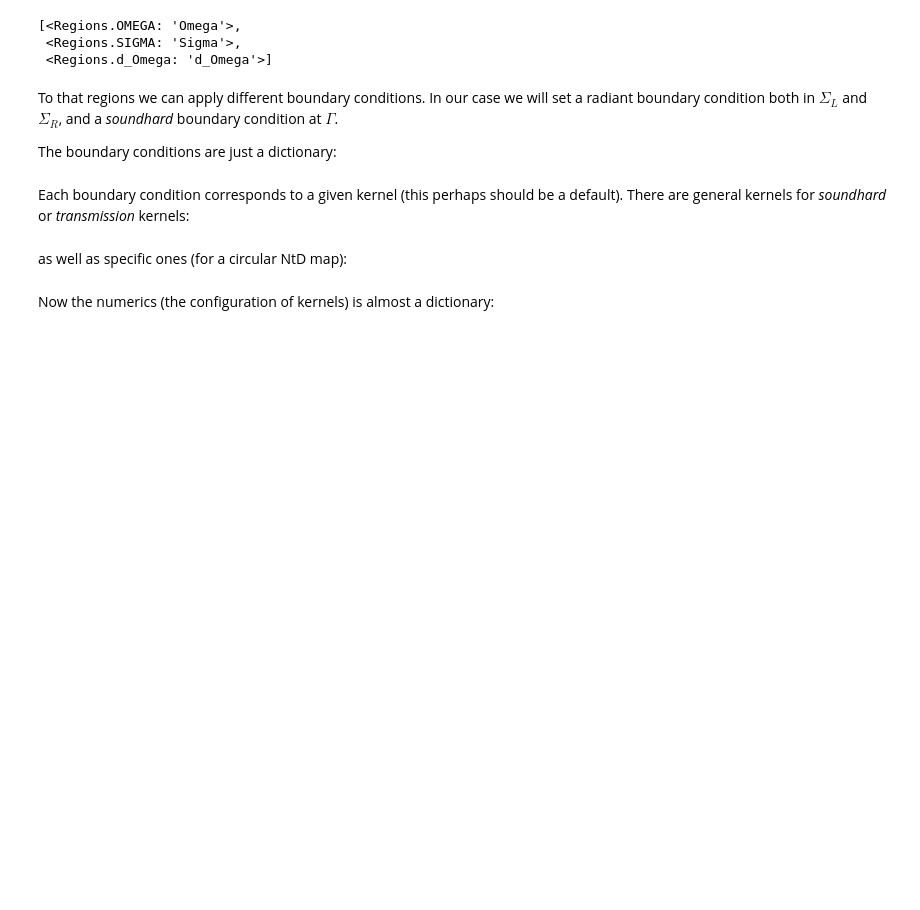
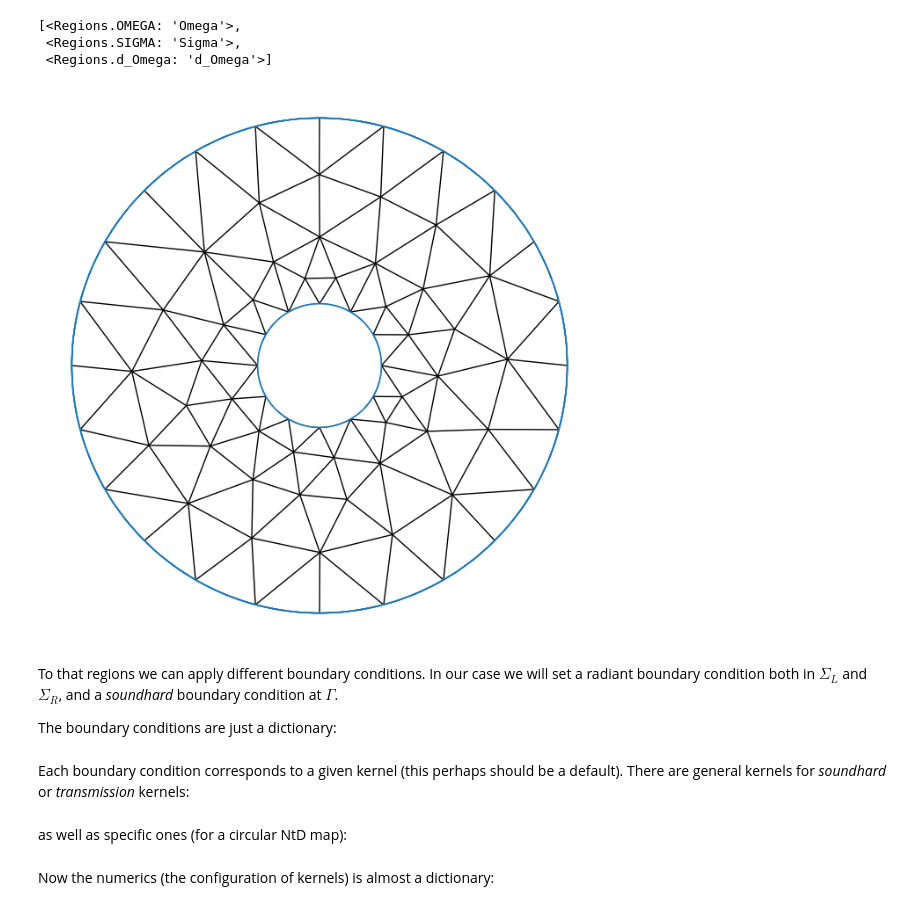
Before and after one commit to MPenaR/Trefftz, a Jupyter notebook: notebooks/open_space_usage.ipynb, the cells around one changed output. Drawn from its saved outputs; the diff is of its cells as text; code cells hidden in the pictures; blank space fills up the shorter version.

```diff
--- a/notebooks/open_space_usage.ipynb
+++ b/notebooks/open_space_usage.ipynb
@@ -36,3 +39,7 @@ list(Regions)
+# %%
+plot_openspace(mesh)
+# %% [output]
+[figure, added]
 # %% [markdown]
 To that regions we can apply different boundary conditions. In our case we will set a radiant boundary condition both in $\Sigma_L$ and $\Sigma_R$, and a _soundhard_ boundary condition at $\Gamma$.
 
```
Also changed, not shown: parts of 2 cells of this notebook, 6 other files.
